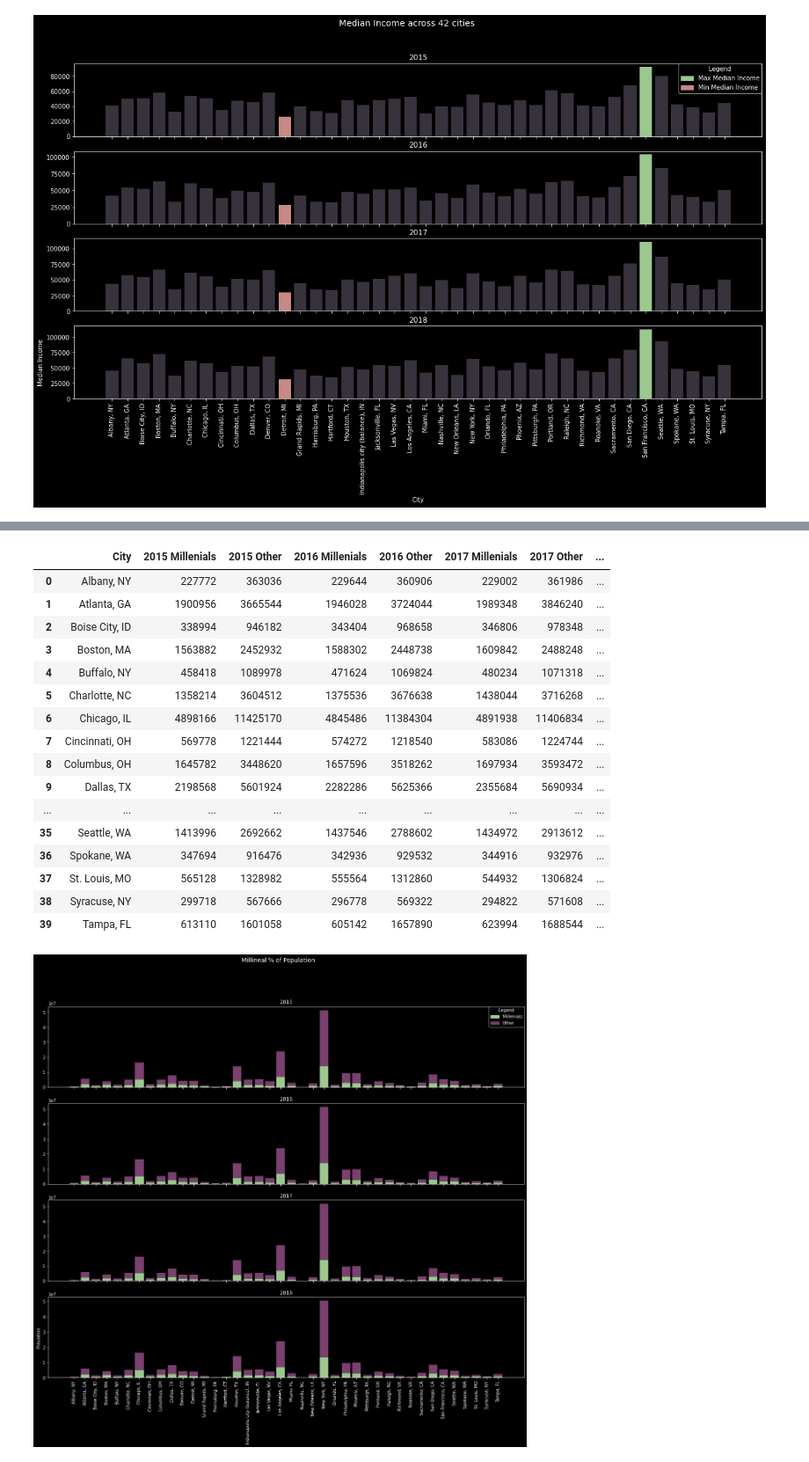
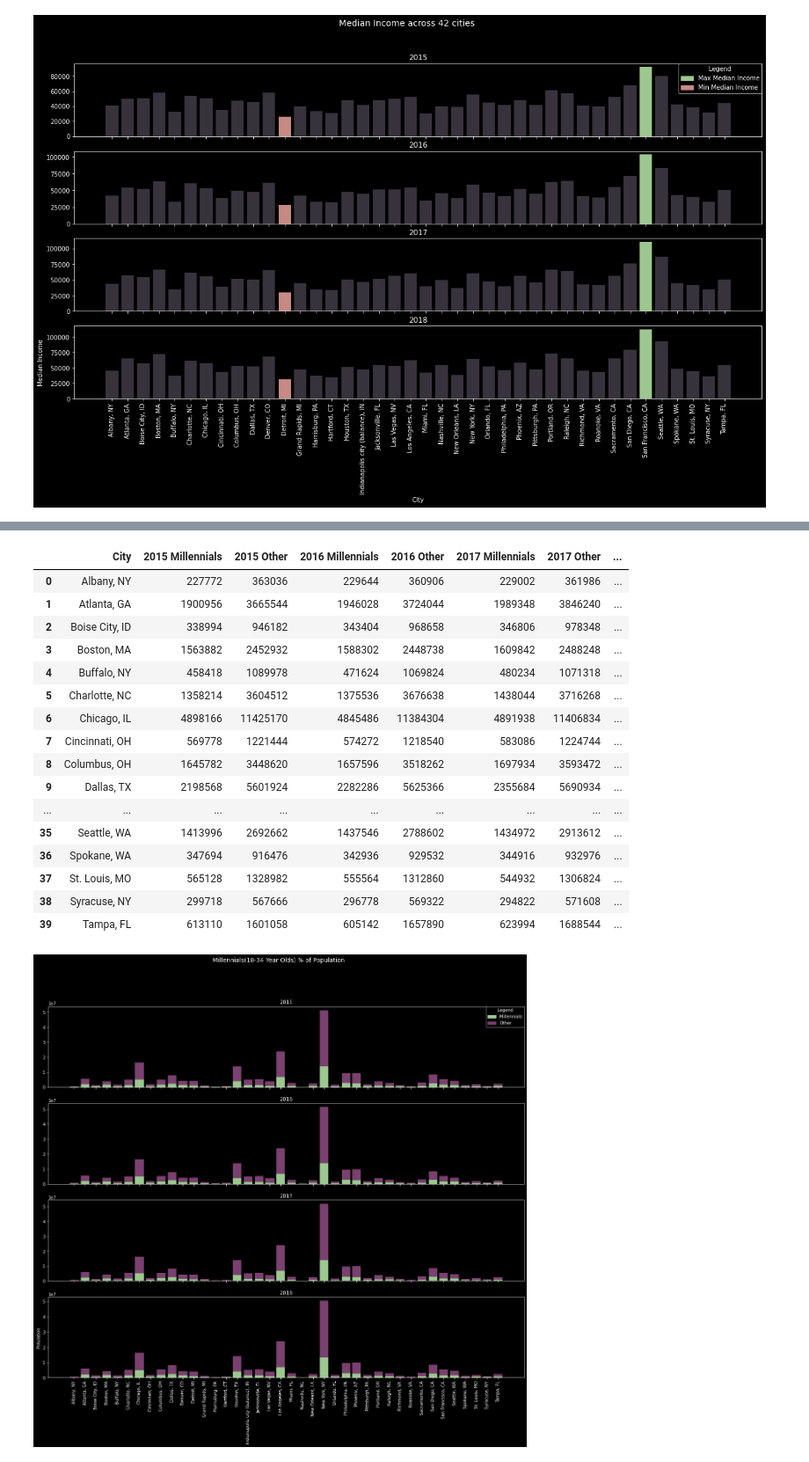
Before and after one commit to lauragtz/project_one, a Jupyter notebook: Avacado_Analysis_JK.ipynb, the cells around one changed output, grey strips where cells are left out. Shown at 88% size. Cells and saved outputs as stored; diff of their text form; code cells hidden in the pictures.

```diff
--- a/Avacado_Analysis_JK.ipynb
+++ b/Avacado_Analysis_JK.ipynb
@@ -5,7 +9,8 @@ import numpy as np
 # %%
 age_raw = 'Resources/Age_Data.csv'
 age_data = pd.read_csv(age_raw)
-age_data.head()
+age_data.drop_duplicates(inplace=True)
+age_data
 # %% [output]
 |  | Unnamed: 0 | Year | City | Age Range | Number in Range |
 | 0 | 0 | 2018 | Albany, NY | 18 to 24 Years | 21091 |
@@ -96,9 +126,9 @@ plt.show()
 # %% [output]
 [figure]
 # %%
-millenials = age_data.copy()
-millenials['Millenials'] = np.where((millenials['Age Range'] == '18 to 24 Years') | (millenials['Age Range'] == '25 to 34 Years'), 'Millenial', 'Other')
-millenials = millenials.loc[millenials["Year"] >= 2015]
+millennials = age_data.copy()
+millennials['Millennials'] = np.where((millennials['Age Range'] == '18 to 24 Years') | (millennials['Age Range'] == '25 to 34 Years'), 'Millenial', 'Other')
+millennials = millennials.loc[millennials["Year"] >= 2015]
 
-millenials
+millennials
 # %% [output]
@@ -116,20 +146,20 @@ millenials
 | 16213 | 16213 | 2015 | Tampa, FL | 65 to 74 Years | 25388 | Other |
 10824 rows × 6 columns
 # %%
-age_groupby = millenials.groupby(['Year', 'City', 'Millenials'])['Number in Range'].sum()
-age_groupby = age_groupby.reset_index().pivot_table(index=['City', ], columns=['Year', 'Millenials'], values='Number in Range').reset_index()
-age_groupby.columns = ['City', '2015 Millenials', '2015 Other','2016 Millenials', '2016 Other', '2017 Millenials', '2017 Other', '2018 Millenials', '2018 Other']
+age_groupby = millennials.groupby(['Year', 'City', 'Millennials'])['Number in Range'].sum()
+age_groupby = age_groupby.reset_index().pivot_table(index=['City', ], columns=['Year', 'Millennials'], values='Number in Range').reset_index()
+age_groupby.columns = ['City', '2015 Millennials', '2015 Other','2016 Millennials', '2016 Other', '2017 Millennials', '2017 Other', '2018 Millennials', '2018 Other']
 
 years = [2015, 2016, 2017, 2018]
 
 for year in years:
-    age_groupby['{} %'.format(year)] = (age_groupby['{} Millenials'.format(year)]/(age_groupby['{} Millenials'.format(year)]+age_groupby['{} Other'.format(year)]))*100
+    age_groupby['{} %'.format(year)] = (age_groupby['{} Millennials'.format(year)]/(age_groupby['{} Millennials'.format(year)]+age_groupby['{} Other'.format(year)]))*100
     age_groupby['{} %'.format(year)] = age_groupby['{} %'.format(year)].map("{:,.1f}%".format)
 
 
 age_groupby
 # %% [output]
-|  | City | 2015 Millenials | 2015 Other | 2016 Millenials | 2016 Other | 2017 Millenials | 2017 Other | ... |
+|  | City | 2015 Millennials | 2015 Other | 2016 Millennials | 2016 Other | 2017 Millennials | 2017 Other | ... |
 | 0 | Albany, NY | 227772 | 363036 | 229644 | 360906 | 229002 | 361986 | ... |
 | 1 | Atlanta, GA | 1900956 | 3665544 | 1946028 | 3724044 | 1989348 | 3846240 | ... |
 | 2 | Boise City, ID | 338994 | 946182 | 343404 | 968658 | 346806 | 978348 | ... |
@@ -149,31 +179,31 @@ age_groupby
 # %%
 plt.rcParams['figure.figsize']=(20,16)
 
 fig2, (ax1, ax2, ax3, ax4) = plt.subplots(4, sharex=True)
-ax1.bar(age_groupby['City'],age_groupby['2015 Millenials'], color = '#9CC890' )
-ax1.bar(age_groupby['City'],age_groupby['2015 Other'], bottom=age_groupby['2015 Millenials'], color='#7A406F')
+ax1.bar(age_groupby['City'],age_groupby['2015 Millennials'], color = '#9CC890' )
+ax1.bar(age_groupby['City'],age_groupby['2015 Other'], bottom=age_groupby['2015 Millennials'], color='#7A406F')
 ax1.set_title('2015')
 
-ax2.bar(age_groupby['City'],age_groupby['2016 Millenials'], color = '#9CC890' )
-ax2.bar(age_groupby['City'],age_groupby['2016 Other'], bottom=age_groupby['2016 Millenials'], color='#7A406F')
+ax2.bar(age_groupby['City'],age_groupby['2016 Millennials'], color = '#9CC890' )
+ax2.bar(age_groupby['City'],age_groupby['2016 Other'], bottom=age_groupby['2016 Millennials'], color='#7A406F')
 ax2.set_title('2016')
 
-ax3.bar(age_groupby['City'],age_groupby['2017 Millenials'], color = '#9CC890' )
-ax3.bar(age_groupby['City'],age_groupby['2017 Other'], bottom=age_groupby['2017 Millenials'], color='#7A406F')
+ax3.bar(age_groupby['City'],age_groupby['2017 Millennials'], color = '#9CC890' )
+ax3.bar(age_groupby['City'],age_groupby['2017 Other'], bottom=age_groupby['2017 Millennials'], color='#7A406F')
 ax3.set_title('2017')
 
-ax4.bar(age_groupby['City'],age_groupby['2018 Millenials'], color = '#9CC890' )
-ax4.bar(age_groupby['City'],age_groupby['2018 Other'], bottom=age_groupby['2018 Millenials'], color='#7A406F')
+ax4.bar(age_groupby['City'],age_groupby['2018 Millennials'], color = '#9CC890' )
+ax4.bar(age_groupby['City'],age_groupby['2018 Other'], bottom=age_groupby['2018 Millennials'], color='#7A406F')
 ax4.set_title('2018')
 
-mil_patch = mpatches.Patch(color='#9CC890', label='Millenials')
+mil_patch = mpatches.Patch(color='#9CC890', label='Millennials')
 non_mil_patch = mpatches.Patch(color='#7A406F', label='Other')
 ax1.legend(title='Legend', handles = [mil_patch, non_mil_patch], loc='upper right', fancybox=True, borderaxespad=0)
 
 
 plt.xticks(rotation=90)
-plt.suptitle("Millineal % of Population", fontsize=14)
+plt.suptitle("Millennials(18-34 Year Olds) % of Population", fontsize=14)
 plt.ylabel('Polulation')
 plt.show()
 # %% [output]
-[figure, old version]
+[figure, new version]
```
Also changed, not shown: parts of 11 cells of this notebook, 2 other files.
